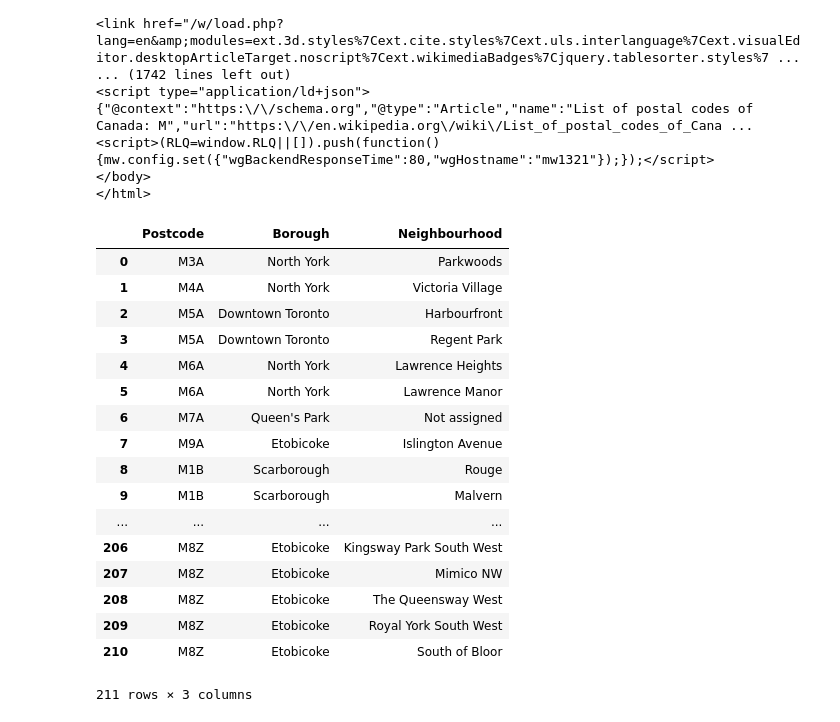
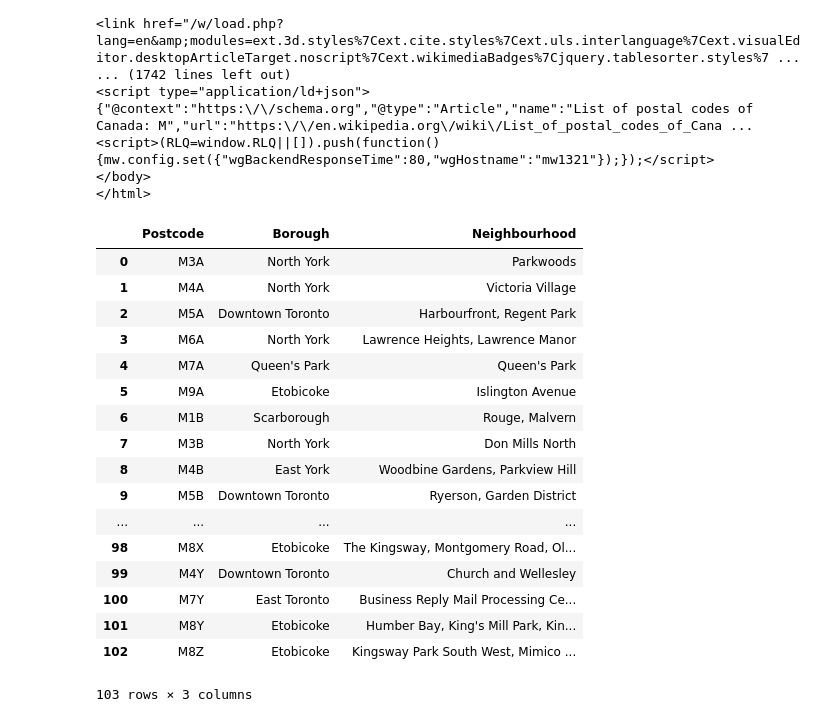
Before and after one commit to ZsoltNagy86/Coursera_Capstone, a Jupyter notebook: Code/SandCofTorontoNeighbourhoods-checkpoint.ipynb, the cells around one changed output. Saved outputs shown, nothing was run; the diff lists cells and outputs as text; code cells hidden in the pictures.

Commit message:
Updating_Notebook-DataFrameReady

```diff
--- a/Code/SandCofTorontoNeighbourhoods-checkpoint.ipynb
+++ b/Code/SandCofTorontoNeighbourhoods-checkpoint.ipynb
@@ -111,45 +111,66 @@ def custom_replace(s):
 n_list = []
 
 #Filling the list
 for i in bs.find_all(name = 'td'):
     n_list.append(custom_replace(i.get_text()))
 
 #Find the last element of the table of neighbourhoods in the list
 matches = [i for i,x in enumerate(n_list) if x=='Not assigned']
 
 #Dropping elements from the list that is not part of the original wikipedia table
 n_list = n_list[0:matches[-1]+1]
 
 #Creating DataFrame from the list
 n_list = np.array(n_list)
 columns=['Postcode','Borough','Neighbourhood']
 df_n = pd.DataFrame(np.reshape(n_list, (int(len(n_list)/3),3)),columns=columns)
 df_n
 
 #Dropping those rows where Borough is not Assigned
 df_n = df_n.drop(df_n[df_n['Borough'] == 'Not assigned' ].index)
 
+#Sorting the DataFrame
+df_n.sort_values('Postcode')
+
+#Reindexing the DataFrame
+df_n = df_n.reset_index(drop=True)
+
+#Handling those cases, where we have Borough without Neighbourhood assigned
+for i in range(0,len(df_n['Neighbourhood'])):
+    if df_n['Neighbourhood'][i] == 'Not assigned':
+        df_n['Neighbourhood'][i] = df_n['Borough'][i]
+
+#Combining Neighbourhood into one line that belongs to the same Postcode
+duplicates = df_n['Postcode'].duplicated()
+for i in range(0,len(duplicates)):
+    if duplicates[i] == True:
+        first_index = list(df_n['Postcode']).index(df_n['Postcode'][i])
+        df_n['Neighbourhood'][first_index] += str(', ' + df_n['Neighbourhood'][i])
+
+#Dropping rows that are duplicates in terms of postcodes
+df_n = df_n[(duplicates==False)]
+
 #Reindexing the DataFrame
 df_n = df_n.reset_index(drop=True)
 
 #Checking the dataframe
 df_n
 # %% [output]
 |  | Postcode | Borough | Neighbourhood |
 | 0 | M3A | North York | Parkwoods |
 | 1 | M4A | North York | Victoria Village |
-| 2 | M5A | Downtown Toronto | Harbourfront |
-| 3 | M5A | Downtown Toronto | Regent Park |
-| 4 | M6A | North York | Lawrence Heights |
-| 5 | M6A | North York | Lawrence Manor |
-| 6 | M7A | Queen's Park | Not assigned |
-| 7 | M9A | Etobicoke | Islington Avenue |
-| 8 | M1B | Scarborough | Rouge |
-| 9 | M1B | Scarborough | Malvern |
+| 2 | M5A | Downtown Toronto | Harbourfront, Regent Park |
+| 3 | M6A | North York | Lawrence Heights, Lawrence Manor |
+| 4 | M7A | Queen's Park | Queen's Park |
+| 5 | M9A | Etobicoke | Islington Avenue |
+| 6 | M1B | Scarborough | Rouge, Malvern |
+| 7 | M3B | North York | Don Mills North |
+| 8 | M4B | East York | Woodbine Gardens, Parkview Hill |
+| 9 | M5B | Downtown Toronto | Ryerson, Garden District |
 | ... | ... | ... | ... |
-| 206 | M8Z | Etobicoke | Kingsway Park South West |
-| 207 | M8Z | Etobicoke | Mimico NW |
-| 208 | M8Z | Etobicoke | The Queensway West |
-| 209 | M8Z | Etobicoke | Royal York South West |
-| 210 | M8Z | Etobicoke | South of Bloor |
+| 98 | M8X | Etobicoke | The Kingsway, Montgomery Road, Ol... |
+| 99 | M4Y | Downtown Toronto | Church and Wellesley |
+| 100 | M7Y | East Toronto | Business Reply Mail Processing Ce... |
+| 101 | M8Y | Etobicoke | Humber Bay, King's Mill Park, Kin... |
+| 102 | M8Z | Etobicoke | Kingsway Park South West, Mimico ... |
-211 rows × 3 columns
+103 rows × 3 columns
```
Also changed, not shown: parts of 4 cells of this notebook, 2 other files.
